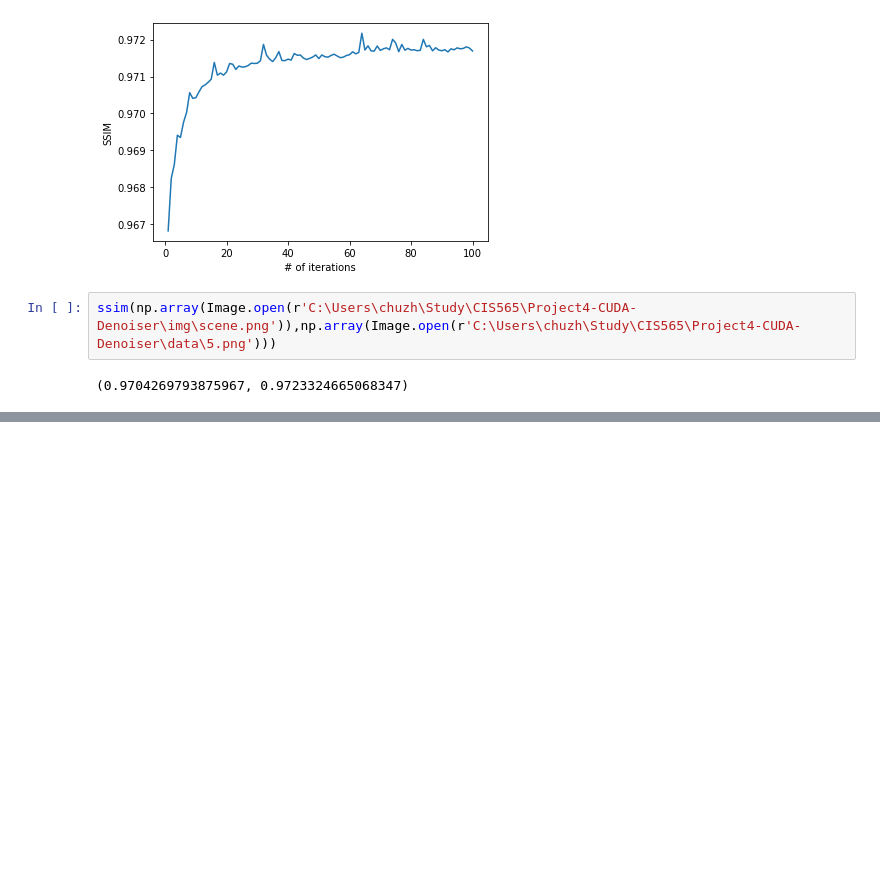
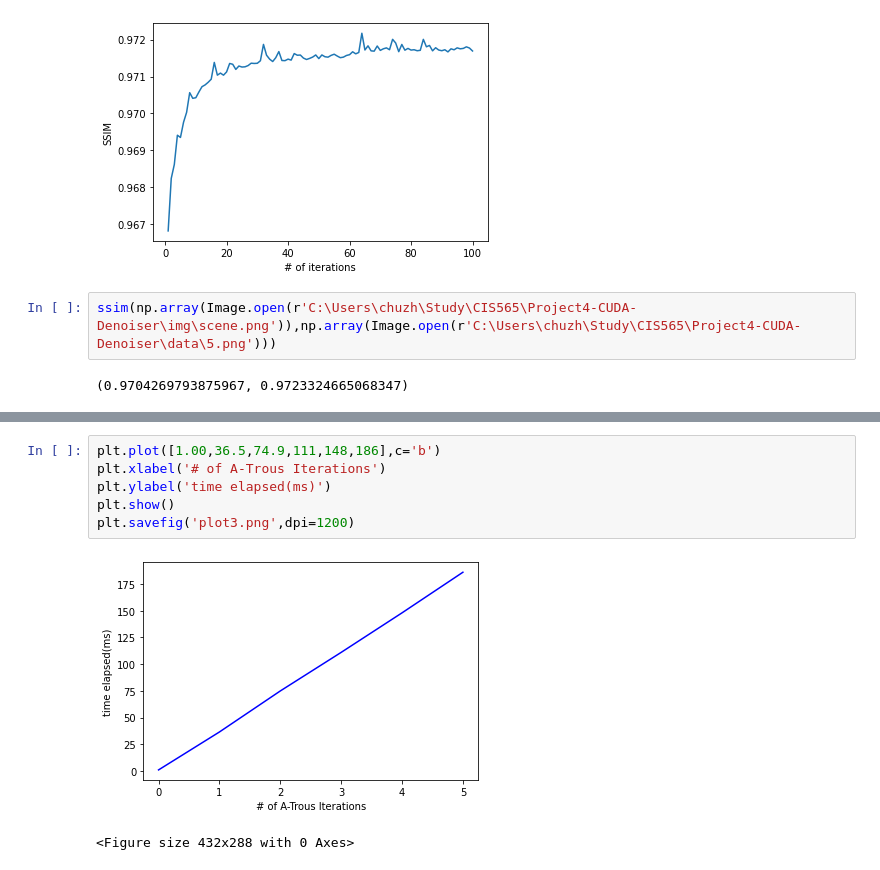
Before and after one commit to CIS565-Fall-2022/Project4-CUDA-Denoiser, a Jupyter notebook: Untitled.ipynb, the cells around one changed output, grey strips where cells are left out. Cells and saved outputs as stored; diff of their text form; blank space fills up the shorter version.

```diff
--- a/Untitled.ipynb
+++ b/Untitled.ipynb
@@ -40,0 +55,9 @@ ssim(np.array(Image.open(r'C:\Users\chuzh\Study\CIS565\Project4-CUDA-Denoiser\im
+# %%
+plt.plot([1.00,36.5,74.9,111,148,186],c='b')
+plt.xlabel('# of A-Trous Iterations')
+plt.ylabel('time elapsed(ms)')
+plt.show()
+plt.savefig('plot3.png',dpi=1200)
+# %% [output]
+[figure, added]
+<Figure size 432x288 with 0 Axes>
```
Also changed, not shown: parts of 2 cells of this notebook, 4 other files.
